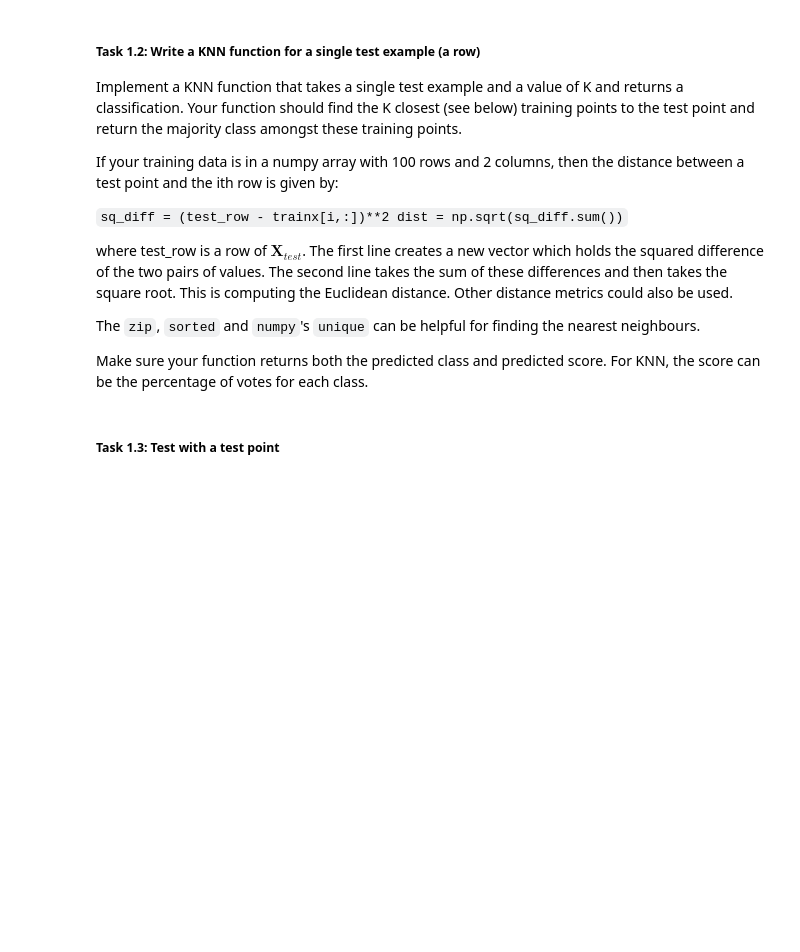
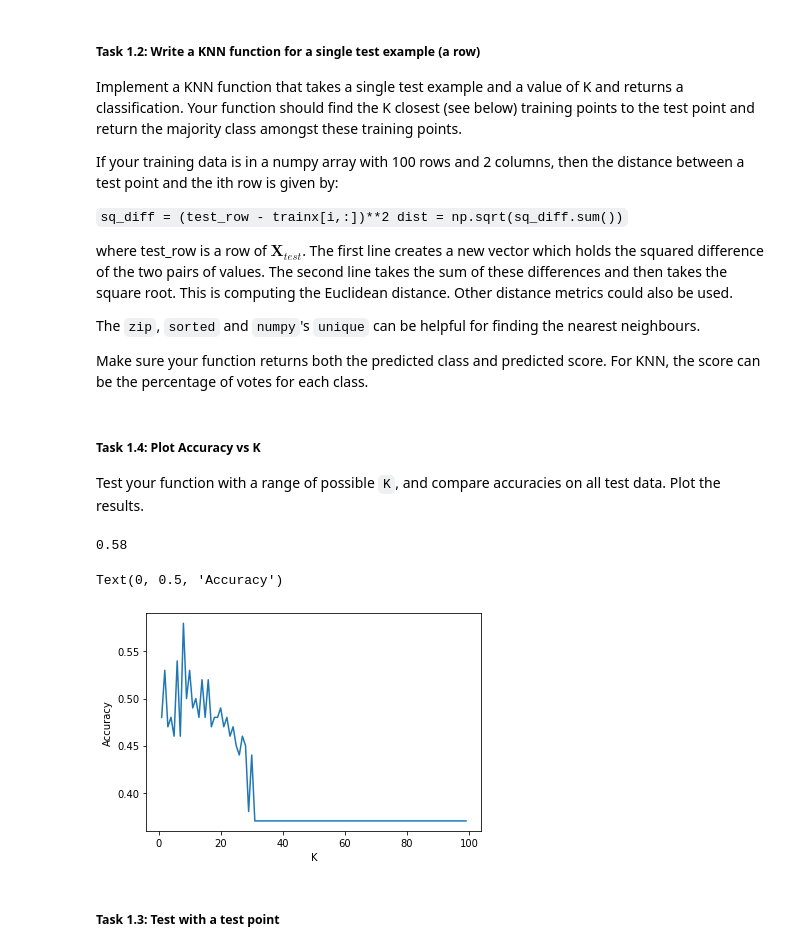
Before and after one commit to yangh567/MLCoursework, a Jupyter notebook: Classification/CM-knn.ipynb, the cells around one changed output. Drawn from its saved outputs; the diff is of its cells as text; code cells hidden in the pictures; blank space fills up the shorter version.

```diff
--- a/Classification/CM-knn.ipynb
+++ b/Classification/CM-knn.ipynb
@@ -22,6 +24,10 @@ Y_train = np.loadtxt('y_train.csv', delimiter=',', skiprows=1)[:,1][:,None]
 print(X_train.shape)
 print(Y_train.shape)
 print(X_test.shape)
+cross_X_train = X_train[:100,:]
+cross_Y_train = Y_train[:100,:]
+cross_X_test = X_train[100:,:]
+cross_Y_test = Y_train[100:,:]
 # %% [output]
 (200, 112)
 (200, 1)
@@ -59,6 +65,30 @@ def knn_classifier(trainX, traint, test_data, K):
     else:
         prediction["predicted_score"] = 1.0*counts/sum(counts)
     return(prediction)
+# %% [markdown]
+##### Task 1.4: Plot Accuracy vs K
+
+Test your function with a range of possible `K`, and compare accuracies on all test data. Plot the results.
+# %%
+Kvals = np.arange(1,100,1)
+accuracy = []
+for k in Kvals:
+    correct = 0
+    for i,row in enumerate(cross_X_test):
+        c = knn_classifier(cross_X_train,cross_Y_train,row,K=k)["predicted_class"]
+        if c == cross_Y_test[i]:
+            correct += 1
+    accuracy.append(1.0*correct / (1.0*len(cross_X_test)))
+print(max(accuracy))
+
+plt.figure()
+plt.plot(Kvals,accuracy)
+plt.xlabel("K")
+plt.ylabel("Accuracy")
+# %% [output]
+0.58
+Text(0, 0.5, 'Accuracy')
+[figure, added]
 # %% [markdown]
 ##### Task 1.3: Test with a test point
 # %%
```
Also changed, not shown: parts of 13 cells of this notebook, 6 other files.
